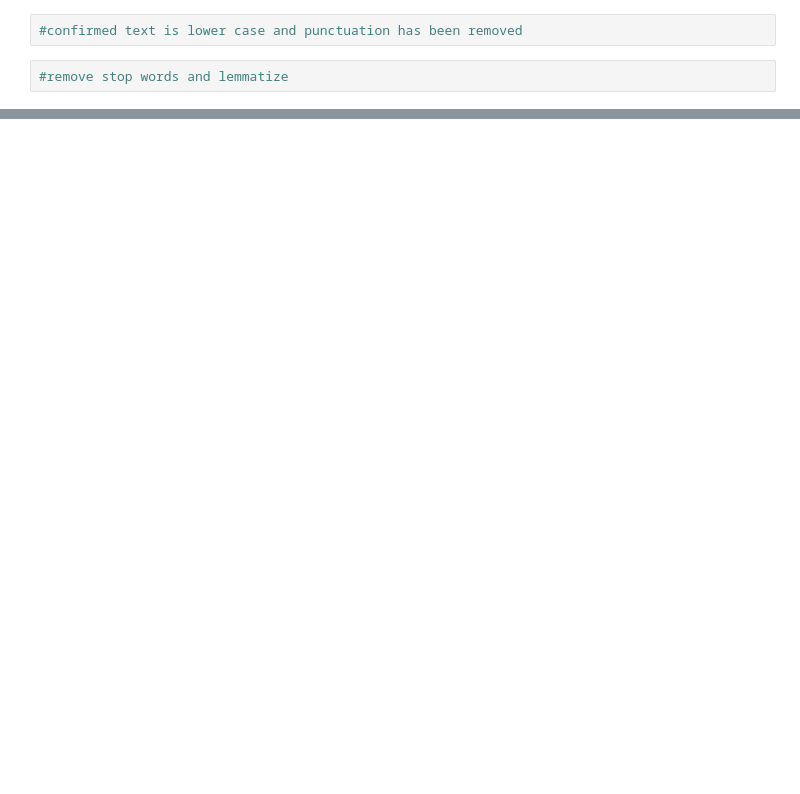
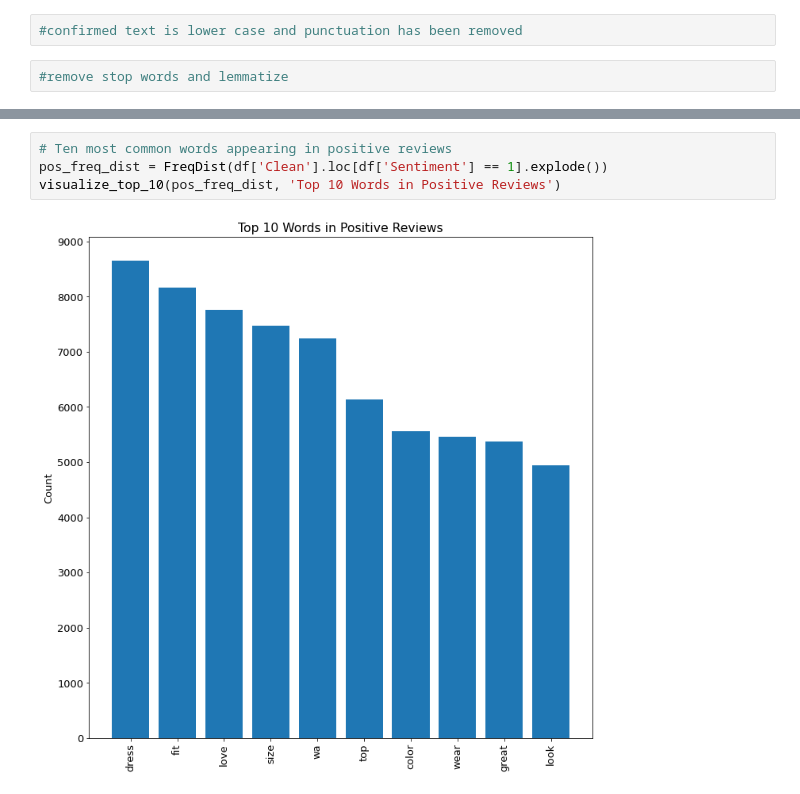
Before and after one commit to jlc0512/Utilizing-E-Commerce-Reviews-to-Predict-Comment-Sentiments, a Jupyter notebook: data_exploration_notebook.ipynb, the cells around one changed output, grey strips where cells are left out. Saved outputs shown, nothing was run; the diff lists cells and outputs as text; blank space fills up the shorter version.

```diff
--- a/data_exploration_notebook.ipynb
+++ b/data_exploration_notebook.ipynb
@@ -520,0 +643,6 @@ df.head()
+# %%
+# Ten most common words appearing in positive reviews
+pos_freq_dist = FreqDist(df['Clean'].loc[df['Sentiment'] == 1].explode())
+visualize_top_10(pos_freq_dist, 'Top 10 Words in Positive Reviews')
+# %% [output]
+[figure, added]
```
Also changed, not shown: parts of 56 cells of this notebook, 1 other file.
